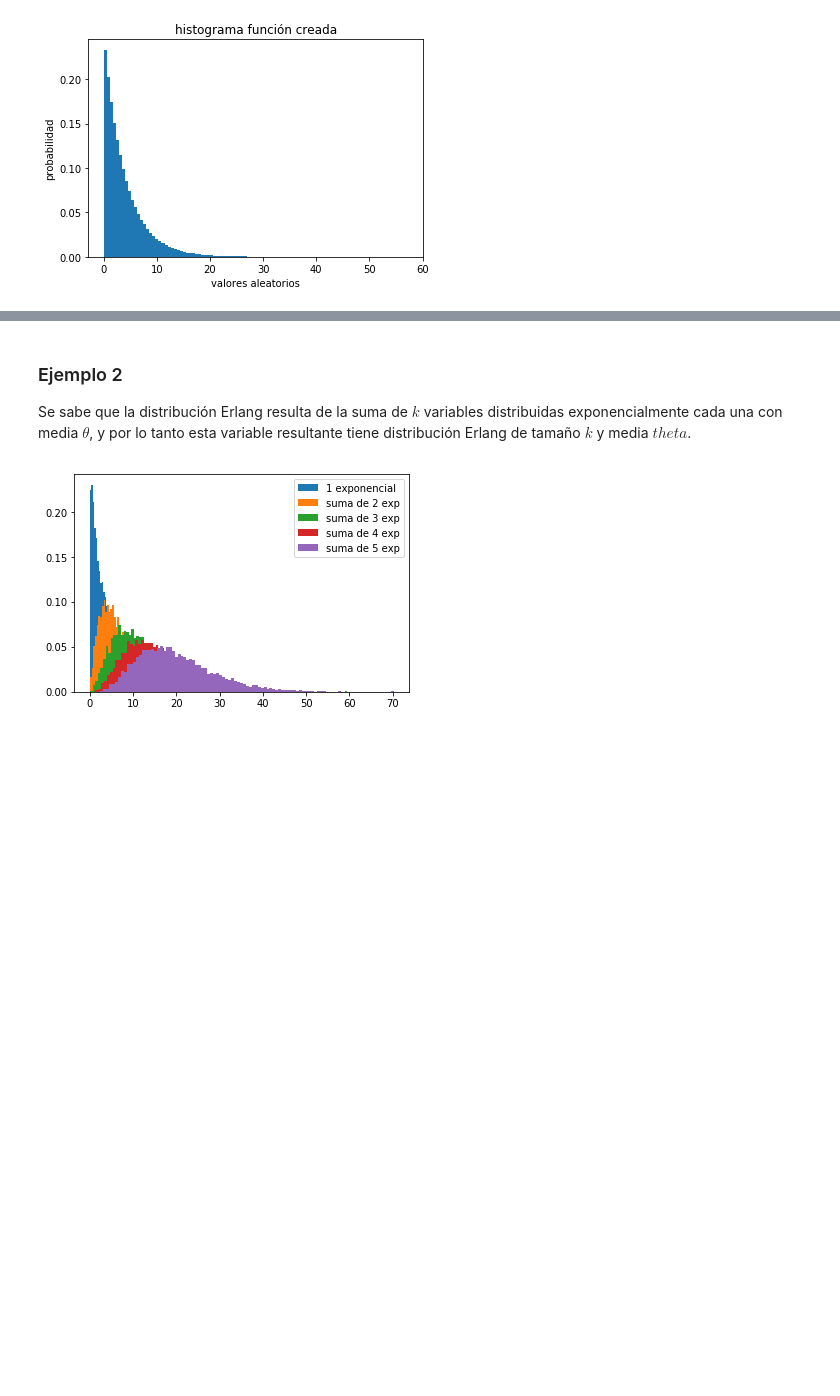
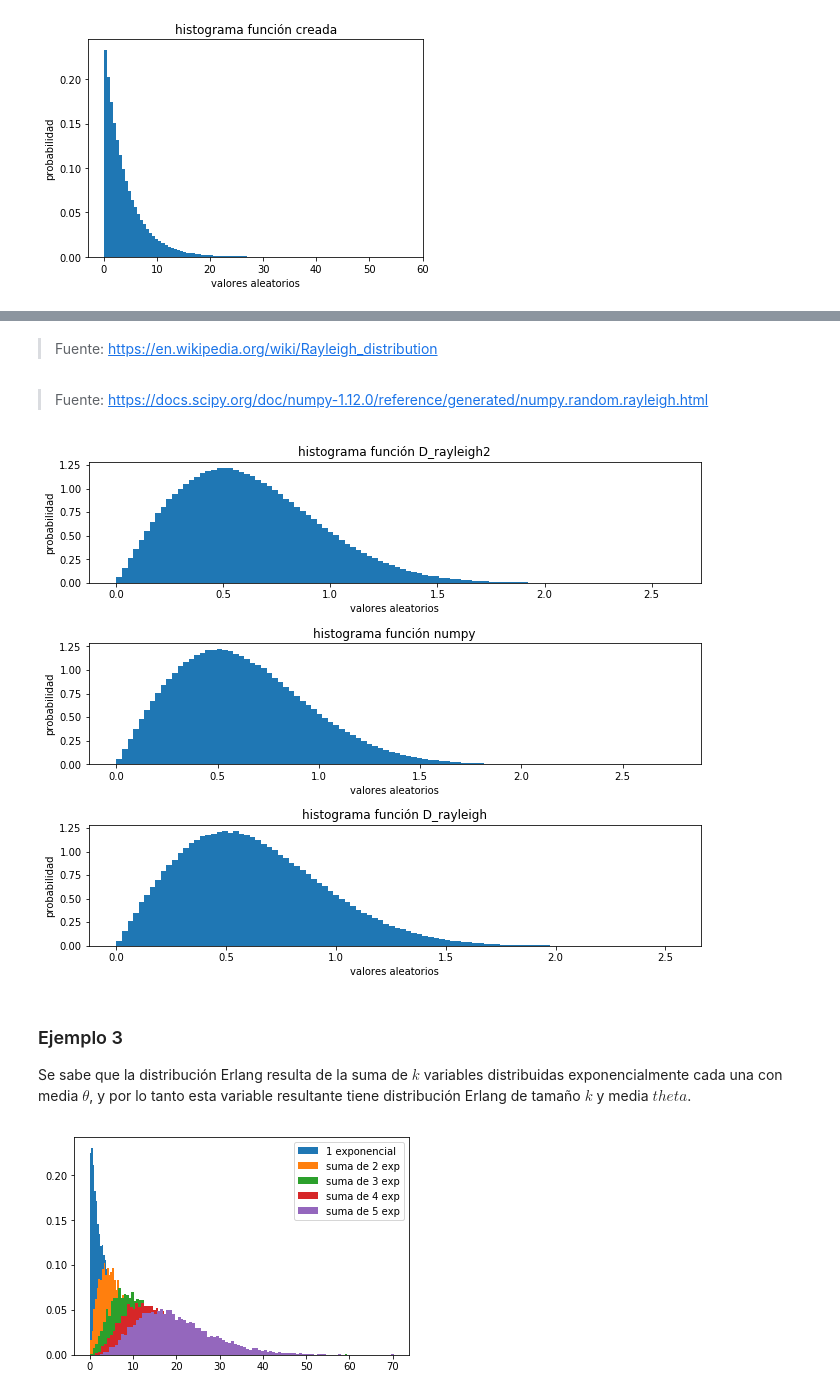
Before and after one commit to eortizt/SPF, a Jupyter notebook: TEMA-2/Clase9_GenDistribucionProbabilidad.ipynb, the cells around one changed output, grey strips where cells are left out. Drawn from its saved outputs; the diff is of its cells as text; code cells hidden in the pictures; blank space fills up the shorter version.

```diff
--- a/TEMA-2/Clase9_GenDistribucionProbabilidad.ipynb
+++ b/TEMA-2/Clase9_GenDistribucionProbabilidad.ipynb
@@ -85,0 +90,4 @@ plt.show()
+# %% [markdown]
+> Fuente: https://en.wikipedia.org/wiki/Rayleigh_distribution
+# %% [markdown]
+> Fuente: https://docs.scipy.org/doc/numpy-1.12.0/reference/generated/numpy.random.rayleigh.html
@@ -86,5 +101,34 @@ plt.show()
+# %%
+b = 0.0; N =10**6; sigma = 0.5
+r = D_rayleigh(b,N)              # Función del ejemplo
+r2 = np.random.rayleigh(sigma,N) # Función que contiene python
+r3 = D_rayleigh2(sigma,N)        # Función creada de acuerdo a la función de python
+
+plt.figure(1,figsize=(10,8))
+plt.subplot(311)
+plt.hist(r3,100,density=True)
+plt.xlabel('valores aleatorios')
+plt.ylabel('probabilidad')
+plt.title('histograma función D_rayleigh2')
+
+plt.subplot(312)
+plt.hist(r2,100,density=True)
+plt.xlabel('valores aleatorios')
+plt.ylabel('probabilidad')
+plt.title('histograma función numpy')
+
+plt.subplot(313)
+plt.hist(r,100,density=True)
+plt.xlabel('valores aleatorios')
+plt.ylabel('probabilidad')
+plt.title('histograma función D_rayleigh')
+plt.subplots_adjust(top=0.92, bottom=0.08, left=0.10, right=0.95,
+                    hspace=.5,wspace=0)
+plt.show()
+# %% [output]
+[figure, added]
 # %% [markdown]
-### Ejemplo 2
+### Ejemplo 3
 Se sabe que la distribución Erlang resulta de la suma de $k$ variables distribuidas exponencialmente cada una con media $\theta$, y por lo tanto esta variable resultante tiene distribución Erlang de tamaño $k$ y media $theta$.
 # %%
 N = 10**4
```
Also changed, not shown: parts of 11 cells of this notebook, 1 other file.
